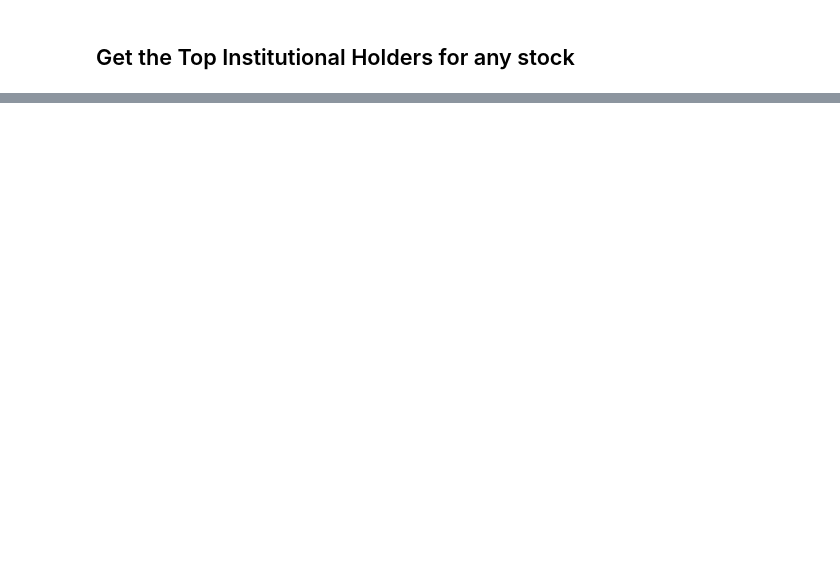
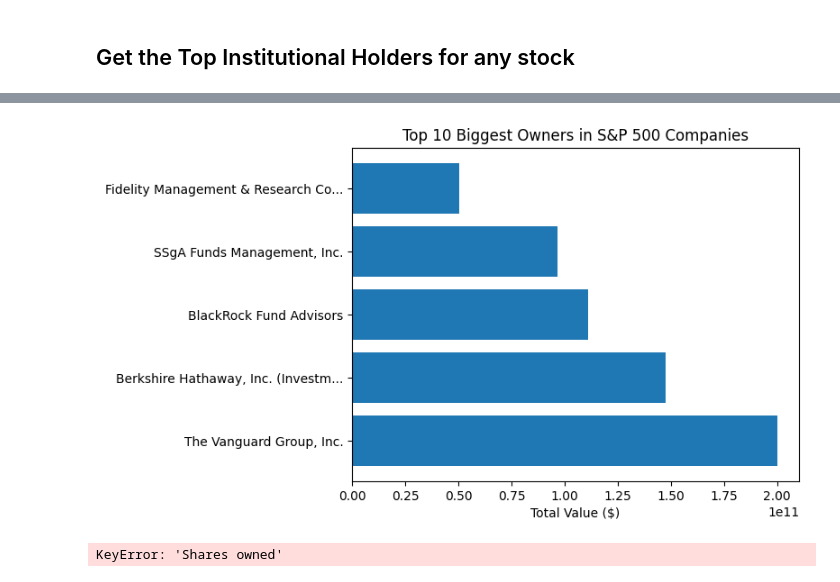
Before and after one commit to ParadoxVal/top-shareholders-distribution, a Jupyter notebook: notebook.ipynb, the cells around one changed output, grey strips where cells are left out. Drawn from its saved outputs; the diff is of its cells as text; code cells hidden in the pictures; blank space fills up the shorter version.

```diff
--- a/notebook.ipynb
+++ b/notebook.ipynb
@@ -114,0 +272,25 @@ top_shareholders
+# %%
+# Sort the dataframe by 'Total value ($)' in descending order
+sp500_top_holders_sorted = sp500_top_holders_table.sort_values(by='Total value ($)', ascending=False)
+
+# Select the top 10 biggest owners
+top_10_biggest_owners = sp500_top_holders_sorted.head(10)
+
+# Create a horizontal bar chart of the top 10 biggest owners
+plt.barh(top_10_biggest_owners['Stockholder'], top_10_biggest_owners['Total value ($)'])
+plt.title('Top 10 Biggest Owners in S&P 500 Companies')
+plt.xlabel('Total Value ($)')
+plt.show()
+# %% [output]
+[figure, added]
+# %%
+# Filter the sp500_top_holders_table by the stockholder name and the top owner stake
+vanguard_top_holdings = sp500_top_holders_table[(sp500_top_holders_table['Stockholder'].str.contains('The Vanguard Group, Inc')) & (sp500_top_holders_table['Sharesowned'] == sp500_top_holders_table['Shares owned'].max())]
+
+# Merge the vanguard_top_holdings dataframe with the sp500_table dataframe to get the company names
+vanguard_top_holdings = pd.merge(vanguard_top_holdings, sp500_table[['Symbol', 'Security']], on='Symbol', how='left')
+
+# Print the list of companies
+print(vanguard_top_holdings['Security'])
+# %% [output]
+KeyError: 'Shares owned'
```
Also changed, not shown: parts of 24 cells of this notebook, 4 other files.
